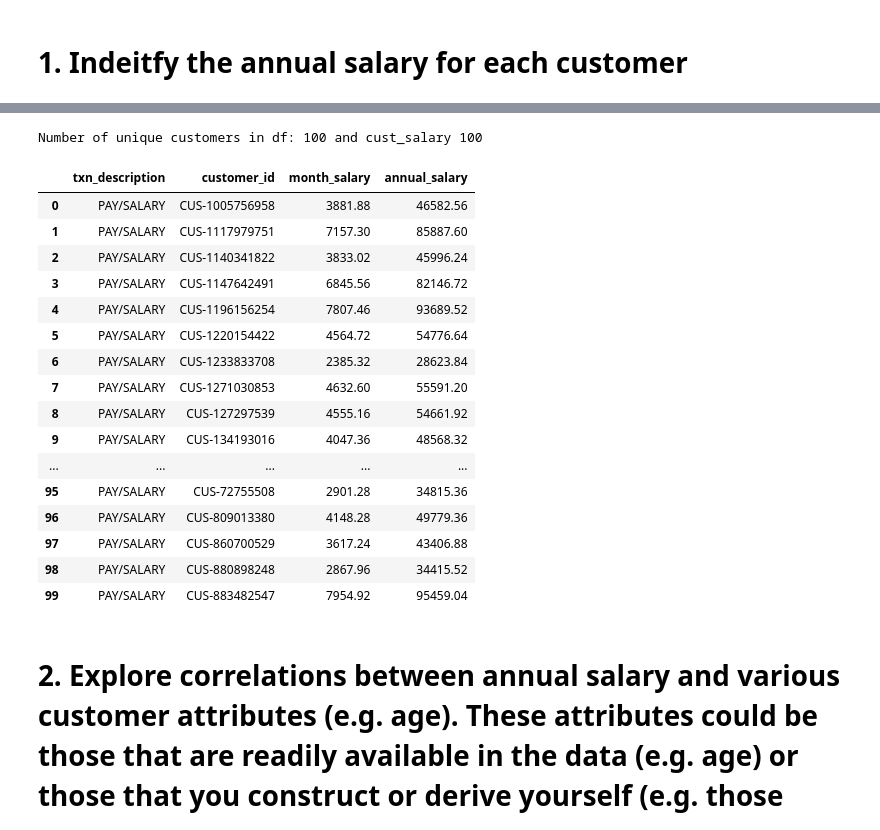
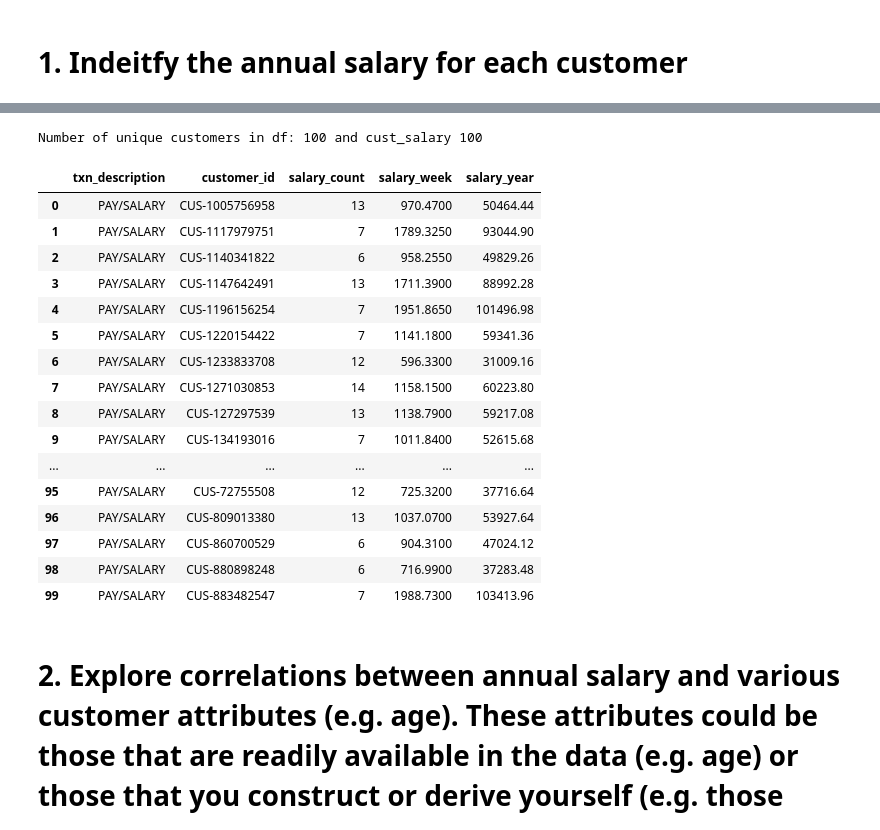
Before and after one commit to slothpunch/Portfolio, a Jupyter notebook: 4. Data@ANZ Virtual Internship Program/Task_2_Predictive Analytics.ipynb, the cells around one changed output, grey strips where cells are left out. Cells and saved outputs as stored; diff of their text form; code cells hidden in the pictures.

```diff
--- a/4. Data@ANZ Virtual Internship Program/Task_2_Predictive Analytics.ipynb
+++ b/4. Data@ANZ Virtual Internship Program/Task_2_Predictive Analytics.ipynb
@@ -99,0 +86,12 @@ cust_salary.head(10)
+# %%
+cust_info = df[df['txn_description'] == 'PAY/SALARY']
+#  Leave PAY/SALARY and drop the other description values
+cust_info = pd.DataFrame(cust_info.groupby(['txn_description', 'customer_id', 'month_name'])['amount'].sum()).reset_index()
+
+# Check if the order of customer_id in both datasets is not the same.
+for i in range(len(cust_info)):
+    if cust_info['customer_id'][i] != txn_salary['customer_id'][i]:
+        print(f'Customer ID doesn\'t match = {i}')
+# %%
+cust_info['salary_count'] = txn_salary['salary_count']
+cust_info.head(20)
@@ -100,12 +142,22 @@ cust_salary.head(10)
 # %%
-uni_cust = cust_salary['customer_id'].unique()
-min_salary = []
+uni_cust = cust_info['customer_id'].unique()
+weekly_salaries = []
+sal_count = []
 
 # Select all the three months' salreis, find the min and save it into min_salary
 for cust in range(len(uni_cust)):
-    temp_salary = cust_salary['amount'][cust_salary['customer_id'] == uni_cust[cust]].values.min()
-    min_salary.append(temp_salary)
+    temp_salary = cust_info['amount'][cust_info['customer_id'] == uni_cust[cust]].values.min()
+    temp_sal_count = cust_info['salary_count'][cust_info['customer_id'] == uni_cust[cust]].values.sum()
 
-# Group by txn_description and customier_id to remove month_name, drop amount and add month_salary.
-cust_salary = cust_salary.groupby(['txn_description', 'customer_id'])['amount'].sum().reset_index().drop(columns = 'amount')
-cust_salary['month_salary'] = min_salary
+    weekly_salaries.append(temp_salary/4)
+    sal_count.append(temp_sal_count)
+
+# Group by txn_description and customier_id to remove month_name, drop amount and salary_count.
+cust_info = cust_info.groupby(['txn_description', 'customer_id'])['amount'].sum().reset_index().drop(axis = 1, columns = ['amount'])
+
+# Add salary_count, salary_week and salary_year
+cust_info['salary_count'] = sal_count
+cust_info['salary_week'] = weekly_salaries
+cust_info['salary_year'] = cust_info['salary_week'] * 52
+
+cust_info.head()
@@ -123,28 +171,26 @@ cust_salary.head()
 # %%
-# Add anuual_salary
-cust_salary['annual_salary'] = cust_salary['month_salary'] * 12
 print('')
-print('Number of unique customers in df: {} and cust_salary {}' .format(df['customer_id'].nunique(), cust_salary['customer_id'].nunique()))
-cust_salary
+print('Number of unique customers in df: {} and cust_salary {}' .format(df['customer_id'].nunique(), cust_info['customer_id'].nunique()))
+cust_info
 # %% [output]
 Number of unique customers in df: 100 and cust_salary 100
-|  | txn_description | customer_id | month_salary | annual_salary |
-| 0 | PAY/SALARY | CUS-1005756958 | 3881.88 | 46582.56 |
-| 1 | PAY/SALARY | CUS-1117979751 | 7157.30 | 85887.60 |
-| 2 | PAY/SALARY | CUS-1140341822 | 3833.02 | 45996.24 |
-| 3 | PAY/SALARY | CUS-1147642491 | 6845.56 | 82146.72 |
-| 4 | PAY/SALARY | CUS-1196156254 | 7807.46 | 93689.52 |
-| 5 | PAY/SALARY | CUS-1220154422 | 4564.72 | 54776.64 |
-| 6 | PAY/SALARY | CUS-1233833708 | 2385.32 | 28623.84 |
-| 7 | PAY/SALARY | CUS-1271030853 | 4632.60 | 55591.20 |
-| 8 | PAY/SALARY | CUS-127297539 | 4555.16 | 54661.92 |
-| 9 | PAY/SALARY | CUS-134193016 | 4047.36 | 48568.32 |
-| ... | ... | ... | ... | ... |
-| 95 | PAY/SALARY | CUS-72755508 | 2901.28 | 34815.36 |
-| 96 | PAY/SALARY | CUS-809013380 | 4148.28 | 49779.36 |
-| 97 | PAY/SALARY | CUS-860700529 | 3617.24 | 43406.88 |
-| 98 | PAY/SALARY | CUS-880898248 | 2867.96 | 34415.52 |
-| 99 | PAY/SALARY | CUS-883482547 | 7954.92 | 95459.04 |
+|  | txn_description | customer_id | salary_count | salary_week | salary_year |
+| 0 | PAY/SALARY | CUS-1005756958 | 13 | 970.4700 | 50464.44 |
+| 1 | PAY/SALARY | CUS-1117979751 | 7 | 1789.3250 | 93044.90 |
+| 2 | PAY/SALARY | CUS-1140341822 | 6 | 958.2550 | 49829.26 |
+| 3 | PAY/SALARY | CUS-1147642491 | 13 | 1711.3900 | 88992.28 |
+| 4 | PAY/SALARY | CUS-1196156254 | 7 | 1951.8650 | 101496.98 |
+| 5 | PAY/SALARY | CUS-1220154422 | 7 | 1141.1800 | 59341.36 |
+| 6 | PAY/SALARY | CUS-1233833708 | 12 | 596.3300 | 31009.16 |
+| 7 | PAY/SALARY | CUS-1271030853 | 14 | 1158.1500 | 60223.80 |
+| 8 | PAY/SALARY | CUS-127297539 | 13 | 1138.7900 | 59217.08 |
+| 9 | PAY/SALARY | CUS-134193016 | 7 | 1011.8400 | 52615.68 |
+| ... | ... | ... | ... | ... | ... |
+| 95 | PAY/SALARY | CUS-72755508 | 12 | 725.3200 | 37716.64 |
+| 96 | PAY/SALARY | CUS-809013380 | 13 | 1037.0700 | 53927.64 |
+| 97 | PAY/SALARY | CUS-860700529 | 6 | 904.3100 | 47024.12 |
+| 98 | PAY/SALARY | CUS-880898248 | 6 | 716.9900 | 37283.48 |
+| 99 | PAY/SALARY | CUS-883482547 | 7 | 1988.7300 | 103413.96 |
 # %% [markdown]
 # 2. Explore correlations between annual salary and various customer attributes (e.g. age). These attributes could be those that are readily available in the data (e.g. age) or those that you construct or derive yourself (e.g. those relating to purchasing behaviour). Visualise any interesting correlations using a scatter plot.
 # %%
```
Also changed, not shown: parts of 48 cells of this notebook.
